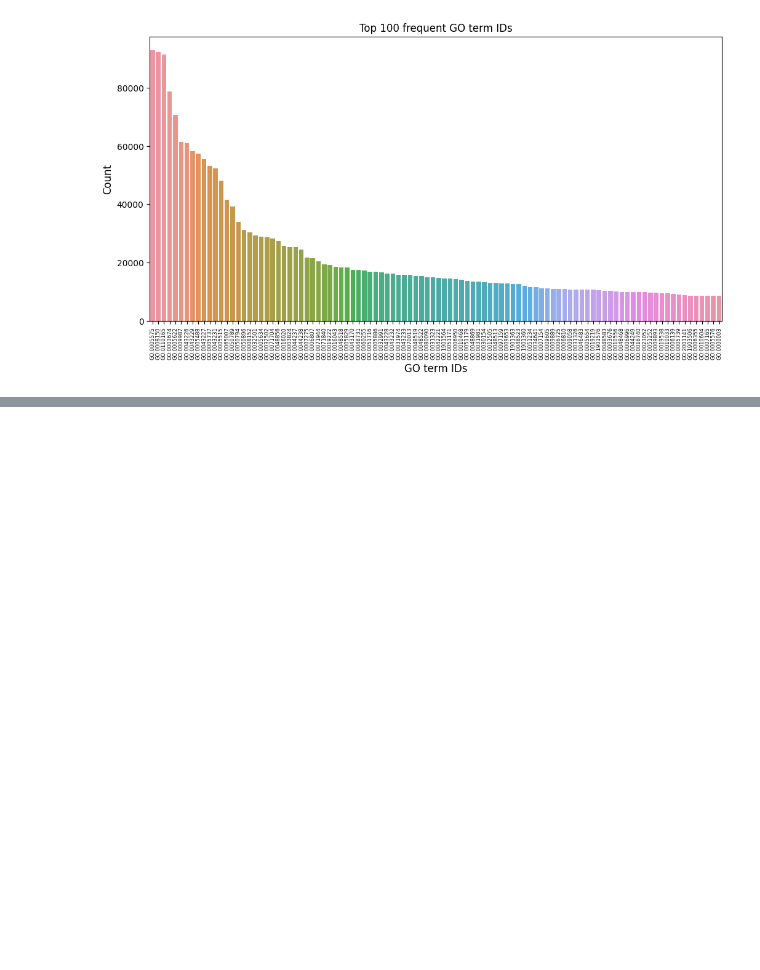
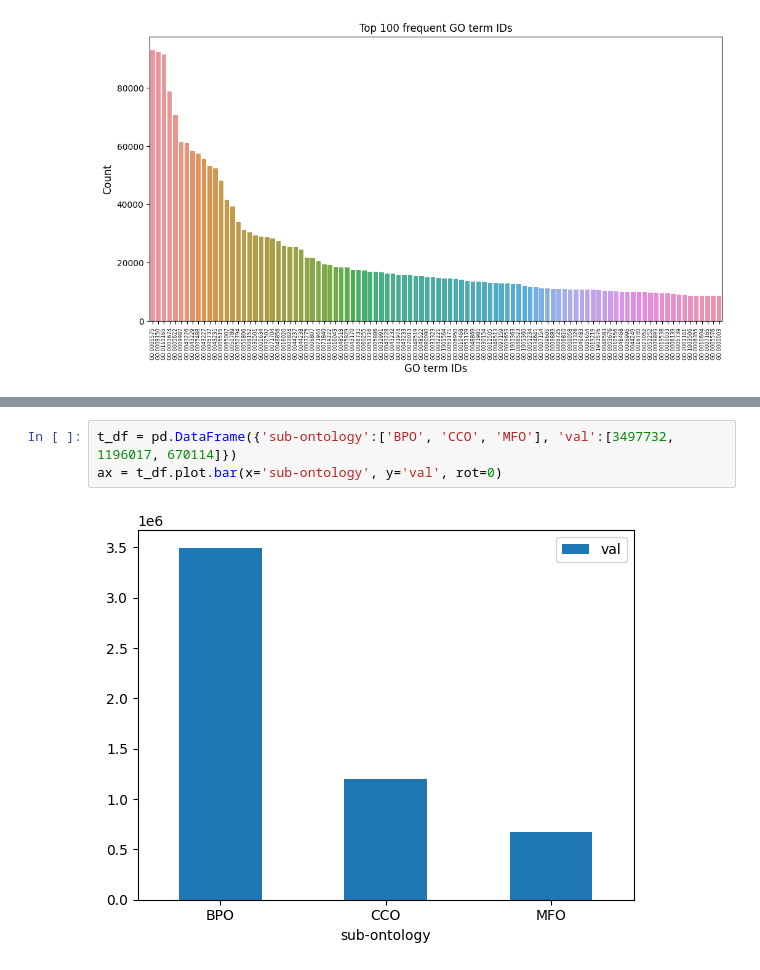
Before and after one commit to devshah21/CSC413_project, a Jupyter notebook: eda.ipynb, the cells around one changed output, grey strips where cells are left out. Cells and saved outputs as stored; diff of their text form; blank space fills up the shorter version.

```diff
--- a/eda.ipynb
+++ b/eda.ipynb
@@ -47,0 +49,5 @@ plt.show()
+# %%
+t_df = pd.DataFrame({'sub-ontology':['BPO', 'CCO', 'MFO'], 'val':[3497732, 1196017, 670114]})
+ax = t_df.plot.bar(x='sub-ontology', y='val', rot=0)
+# %% [output]
+[figure, added]
```
Also changed, not shown: parts of 11 cells of this notebook.
